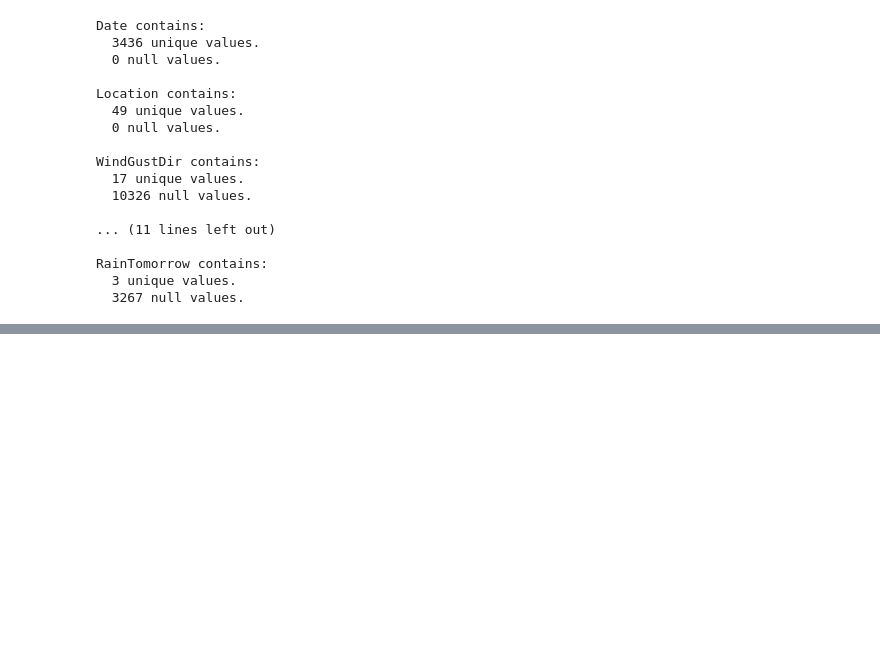
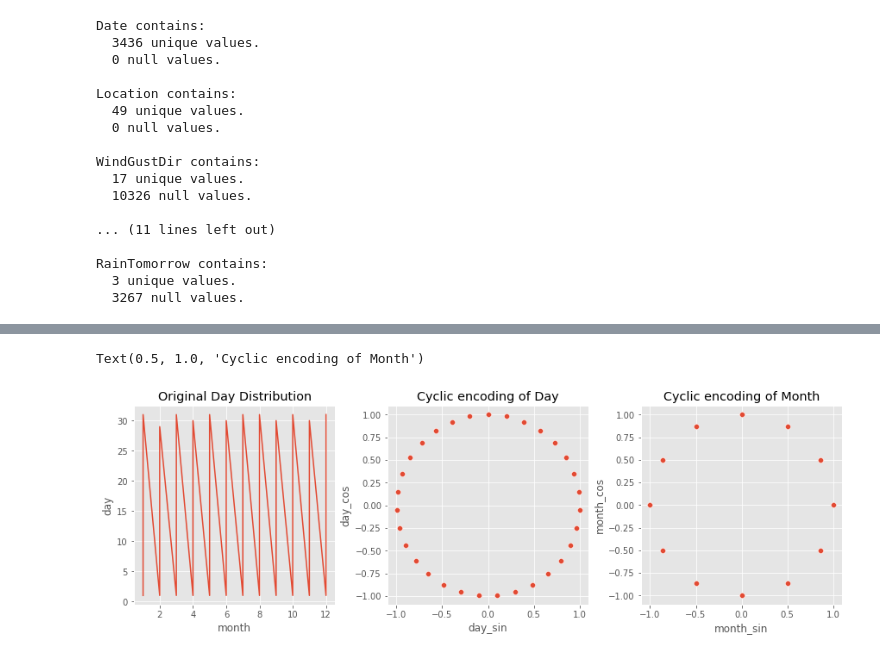
Before and after one commit to netanellevine/Data_Science_Project, a Jupyter notebook: ClassificationProject_RainPrediction.ipynb, the cells around one changed output, grey strips where cells are left out. Cells and saved outputs as stored; diff of their text form; code cells hidden in the pictures; blank space fills up the shorter version.

```diff
--- a/ClassificationProject_RainPrediction.ipynb
+++ b/ClassificationProject_RainPrediction.ipynb
@@ -176,4 +122,0 @@ dtype: float64
-# %%
-# No will be count as 0 and yes will be count as 1.
-weather['RainToday'].replace({'No': 0, 'Yes': 1},inplace = True)
-weather['RainTomorrow'].replace({'No': 0, 'Yes': 1},inplace = True)
@@ -313,0 +150,14 @@ X_train.head()
+# %%
+rows_to_delete = ['MinTemp'
+, 'MaxTemp'
+, 'Rainfall'
+, 'WindDir3pm'
+, 'WindSpeed9am'
+, 'WindSpeed3pm'
+, 'Humidity9am'
+, 'Humidity3pm'
+, 'Temp9am'
+, 'Temp3pm'
+, 'RainToday'
+, 'RainTomorrow']
+weather = weather.dropna(subset = rows_to_delete)
@@ -313,0 +166,2 @@ X_train.head()
+# %%
+weather['Date'] = pd.to_datetime(weather['Date'])
@@ -313,0 +185,27 @@ X_train.head()
+# %%
+def encode(data, col, max_val):
+    data[col + '_sin'] = np.sin(2 * np.pi * data[col]/max_val)
+    data[col + '_cos'] = np.cos(2 * np.pi * data[col]/max_val)
+    return data
+
+weather['month'] = weather['Date'].dt.month
+weather = encode(weather, 'month', 12)
+
+weather['day'] = weather['Date'].dt.day
+weather = encode(weather, 'day', 31)
+# %%
+# Let's look at the transformed features
+
+plt.style.use('ggplot')
+fig, (ax1,ax2,ax3) = plt.subplots(1,3, figsize = (12, 4), constrained_layout = True)
+
+ax1 = sns.lineplot(x = 'month', y = 'day', data = weather, estimator = None, ax=ax1)
+ax2 = sns.scatterplot(x = 'day_sin', y = 'day_cos', data = weather, ax = ax2)
+ax3 = sns.scatterplot(x = 'month_sin', y = 'month_cos', data = weather, ax = ax3)
+
+ax1.set_title('Original Day Distribution')
+ax2.set_title('Cyclic encoding of Day')
+ax3.set_title('Cyclic encoding of Month')
+# %% [output]
+Text(0.5, 1.0, 'Cyclic encoding of Month')
+[figure, added]
```
Also changed, not shown: parts of 118 cells of this notebook.
